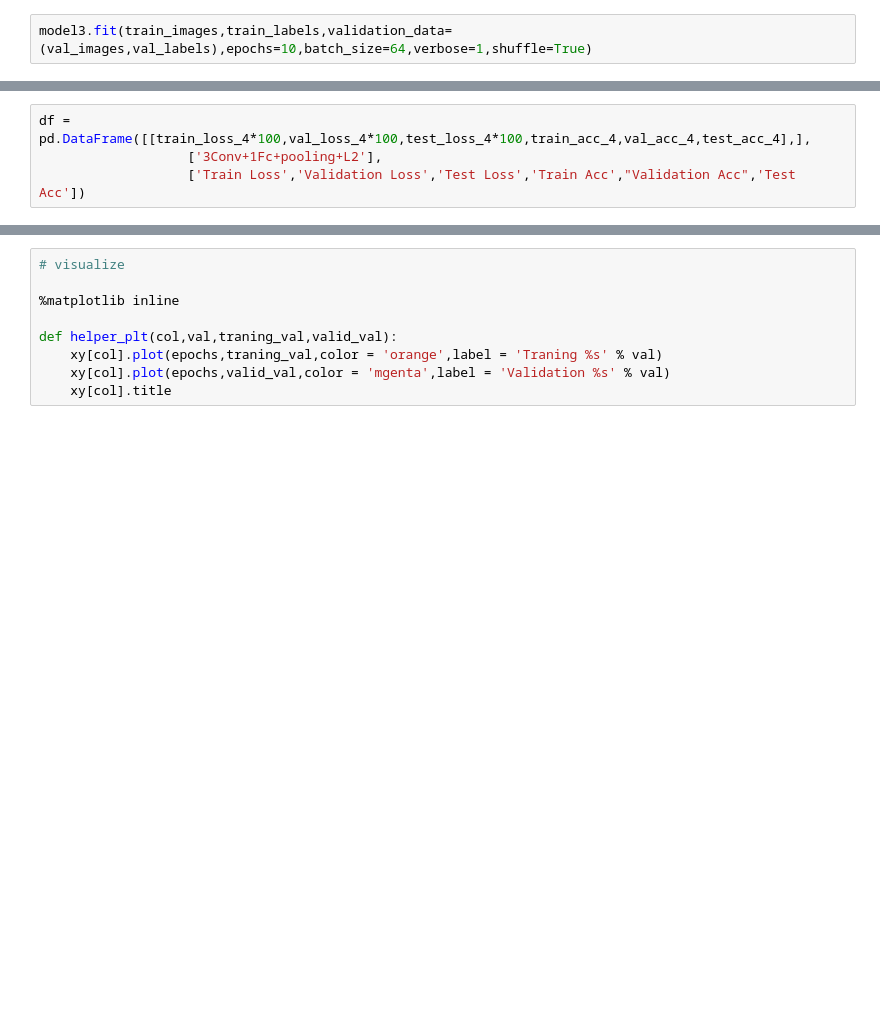
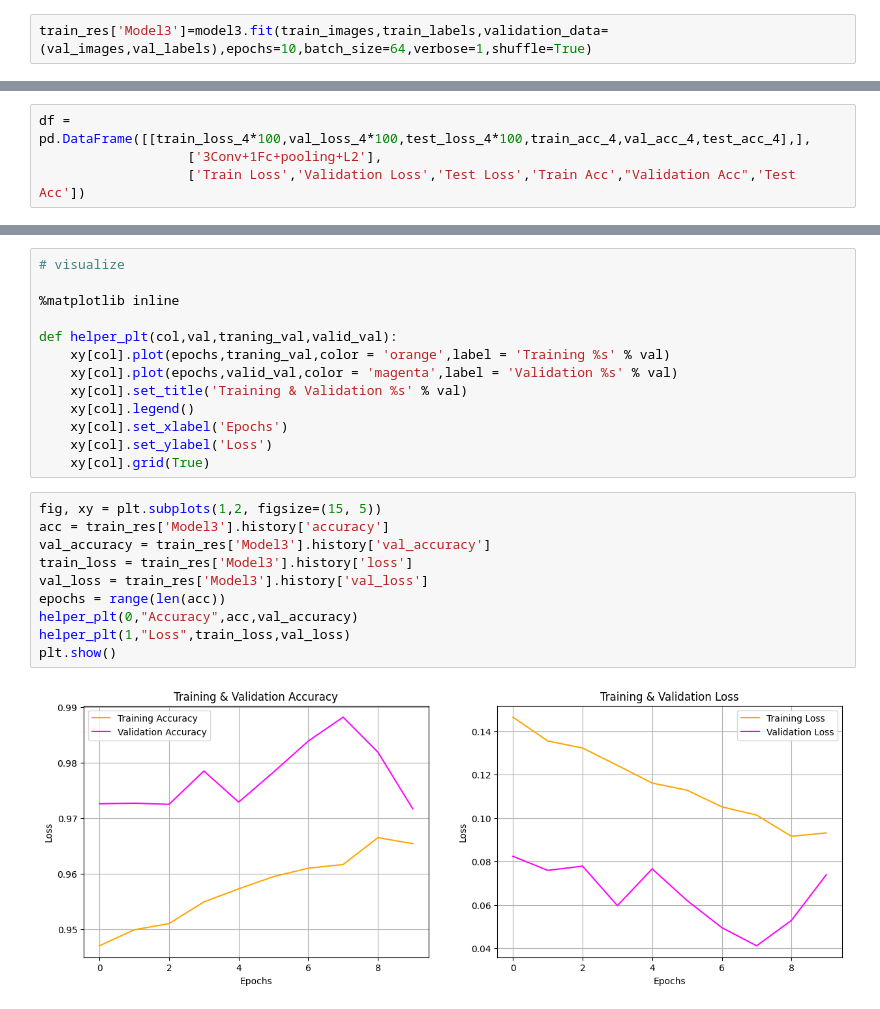
Before and after one commit to mikeethanh/deepLearning, a Jupyter notebook: ConvolutionalNeuralNetwork/Example/MnistFashion/MnistFashion3.ipynb, the cells around one changed output, grey strips where cells are left out. Drawn from its saved outputs; the diff is of its cells as text; blank space fills up the shorter version.

```diff
--- a/ConvolutionalNeuralNetwork/Example/MnistFashion/MnistFashion3.ipynb
+++ b/ConvolutionalNeuralNetwork/Example/MnistFashion/MnistFashion3.ipynb
@@ -281,6 +259,6 @@ model3.compile(loss = 'sparse_categorical_crossentropy',
                optimizer='adam',
                metrics=['accuracy'])
 # %%
-model3.fit(train_images,train_labels,validation_data=(val_images,val_labels),epochs=10,batch_size=64,verbose=1,shuffle=True)
+train_res['Model3']=model3.fit(train_images,train_labels,validation_data=(val_images,val_labels),epochs=10,batch_size=64,verbose=1,shuffle=True)
 # %% [output]
 Epoch 1/10
@@ -368,6 +395,22 @@ for i ,incorrect in enumerate(incorrects[0:20]):
 %matplotlib inline
 
 def helper_plt(col,val,traning_val,valid_val):
-    xy[col].plot(epochs,traning_val,color = 'orange',label = 'Traning %s' % val)
-    xy[col].plot(epochs,valid_val,color = 'mgenta',label = 'Validation %s' % val)
-    xy[col].title
+    xy[col].plot(epochs,traning_val,color = 'orange',label = 'Training %s' % val)
+    xy[col].plot(epochs,valid_val,color = 'magenta',label = 'Validation %s' % val)
+    xy[col].set_title('Training & Validation %s' % val)
+    xy[col].legend()
+    xy[col].set_xlabel('Epochs')
+    xy[col].set_ylabel('Loss')
+    xy[col].grid(True)
+# %%
+fig, xy = plt.subplots(1,2, figsize=(15, 5))
+acc = train_res['Model3'].history['accuracy']
+val_accuracy = train_res['Model3'].history['val_accuracy']
+train_loss = train_res['Model3'].history['loss']
+val_loss = train_res['Model3'].history['val_loss']
+epochs = range(len(acc))
+helper_plt(0,"Accuracy",acc,val_accuracy)
+helper_plt(1,"Loss",train_loss,val_loss)
+plt.show()
+# %% [output]
+[figure, added]
```
Also changed, not shown: parts of 18 cells of this notebook, 1 other file.
